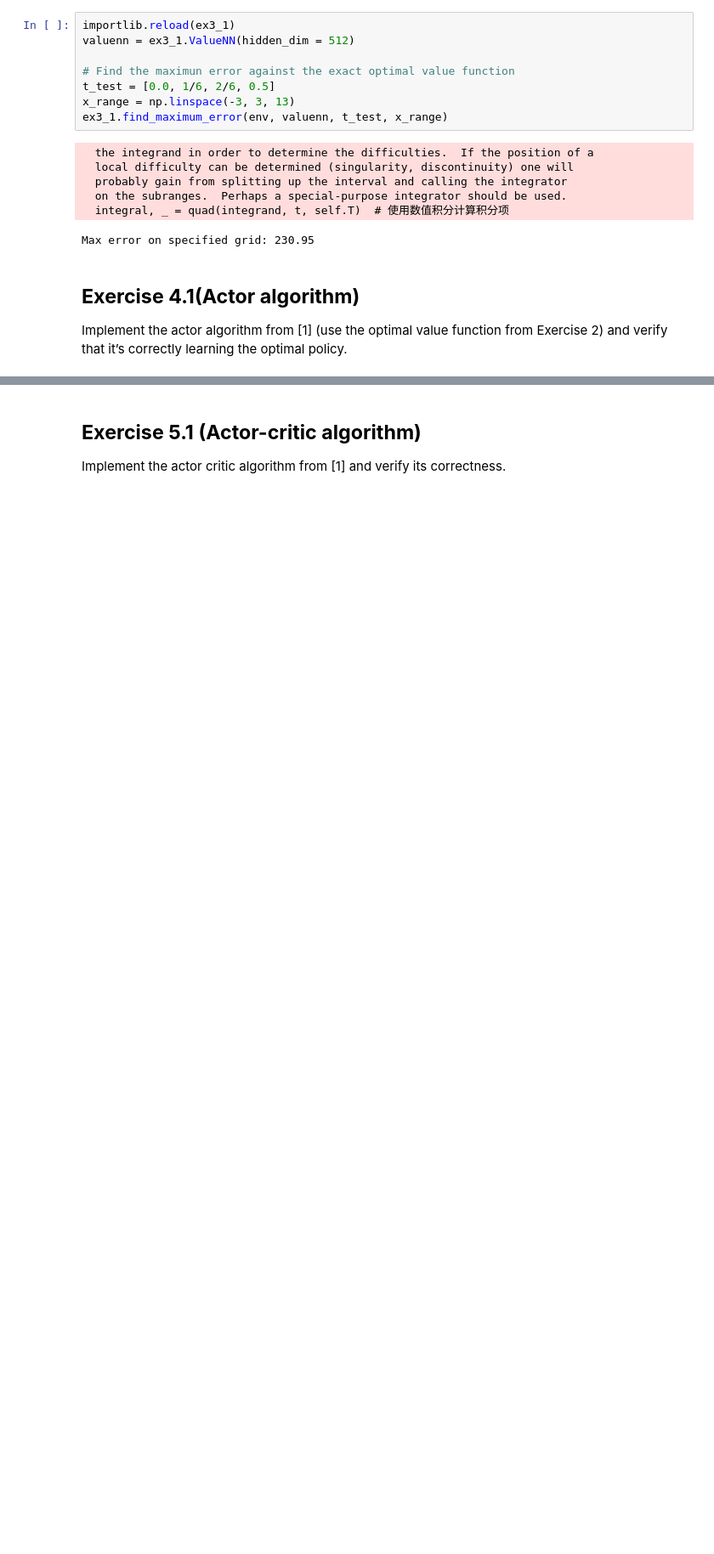
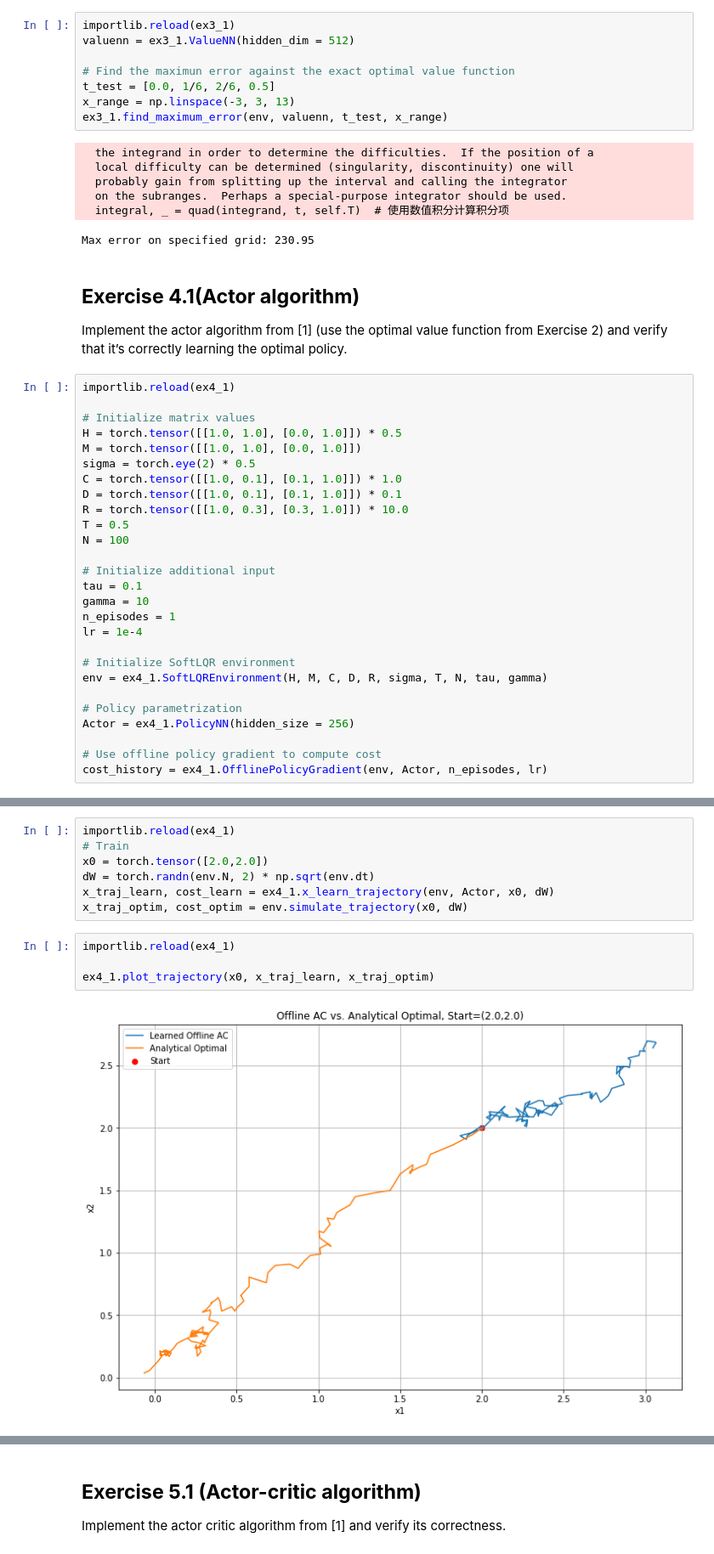
Before and after one commit to Krioooo/SCADD_Group8, a Jupyter notebook: coursework.ipynb, the cells around one changed output, grey strips where cells are left out. Shown at 85% size. Drawn from its saved outputs; the diff is of its cells as text; blank space fills up the shorter version.

```diff
--- a/coursework.ipynb
+++ b/coursework.ipynb
@@ -334,3 +341,30 @@ Max error on specified grid: 230.95
 # %% [markdown]
 ## **Exercise 4.1(Actor algorithm)**
 Implement the actor algorithm from [1] (use the optimal value function from Exercise 2) and verify that it’s correctly learning the optimal policy.
+# %%
+importlib.reload(ex4_1)
+
+# Initialize matrix values
+H = torch.tensor([[1.0, 1.0], [0.0, 1.0]]) * 0.5
+M = torch.tensor([[1.0, 1.0], [0.0, 1.0]])
+sigma = torch.eye(2) * 0.5
+C = torch.tensor([[1.0, 0.1], [0.1, 1.0]]) * 1.0
+D = torch.tensor([[1.0, 0.1], [0.1, 1.0]]) * 0.1
+R = torch.tensor([[1.0, 0.3], [0.3, 1.0]]) * 10.0
+T = 0.5
+N = 100
+
+# Initialize additional input
+tau = 0.1
+gamma = 10
+n_episodes = 1
+lr = 1e-4
+
+# Initialize SoftLQR environment
+env = ex4_1.SoftLQREnvironment(H, M, C, D, R, sigma, T, N, tau, gamma)
+
+# Policy parametrization
+Actor = ex4_1.PolicyNN(hidden_size = 256)
+
+# Use offline policy gradient to compute cost
+cost_history = ex4_1.OfflinePolicyGradient(env, Actor, n_episodes, lr)
@@ -336,0 +373,13 @@ Implement the actor algorithm from [1] (use the optimal value function from Exer
+# %%
+importlib.reload(ex4_1)
+# Train
+x0 = torch.tensor([2.0,2.0])
+dW = torch.randn(env.N, 2) * np.sqrt(env.dt)
+x_traj_learn, cost_learn = ex4_1.x_learn_trajectory(env, Actor, x0, dW)
+x_traj_optim, cost_optim = env.simulate_trajectory(x0, dW)
+# %%
+importlib.reload(ex4_1)
+
+ex4_1.plot_trajectory(x0, x_traj_learn, x_traj_optim)
+# %% [output]
+[figure, added]
```
Also changed, not shown: parts of 7 cells of this notebook, 3 other files.
